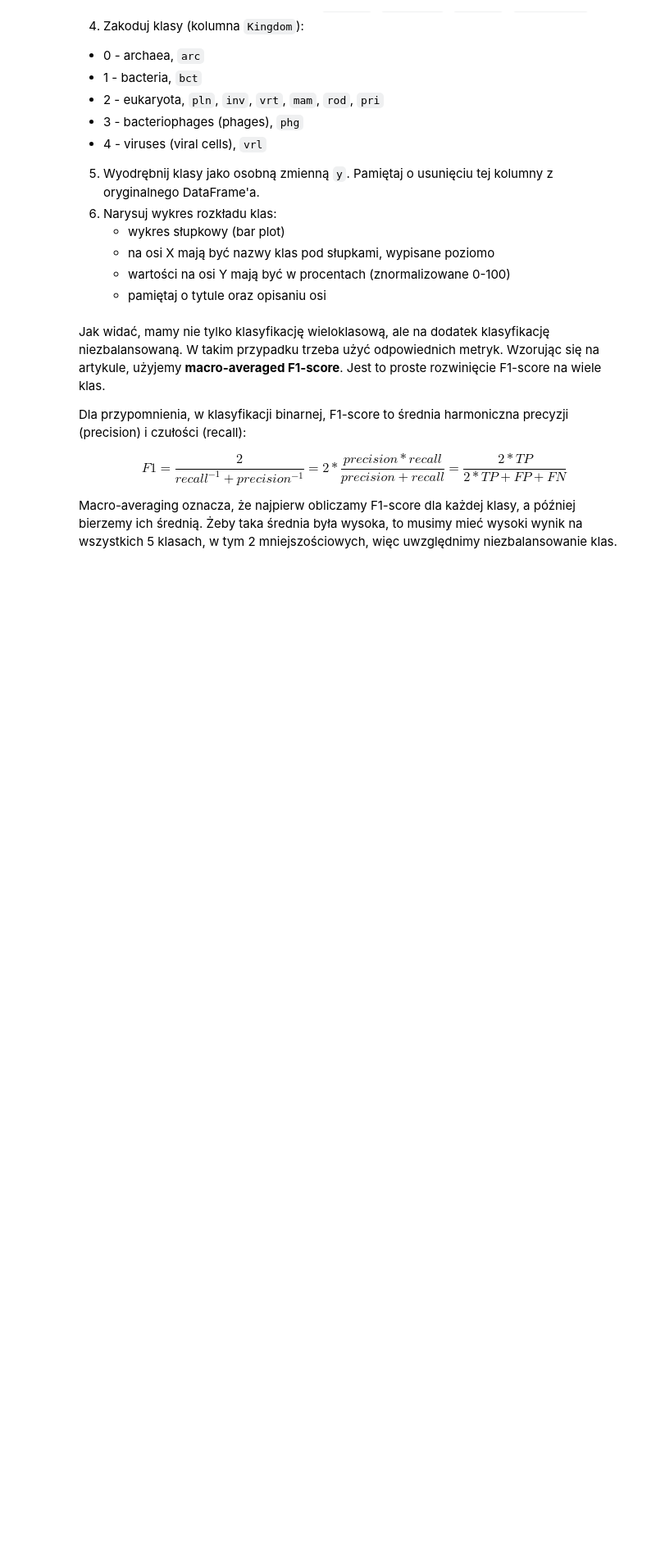
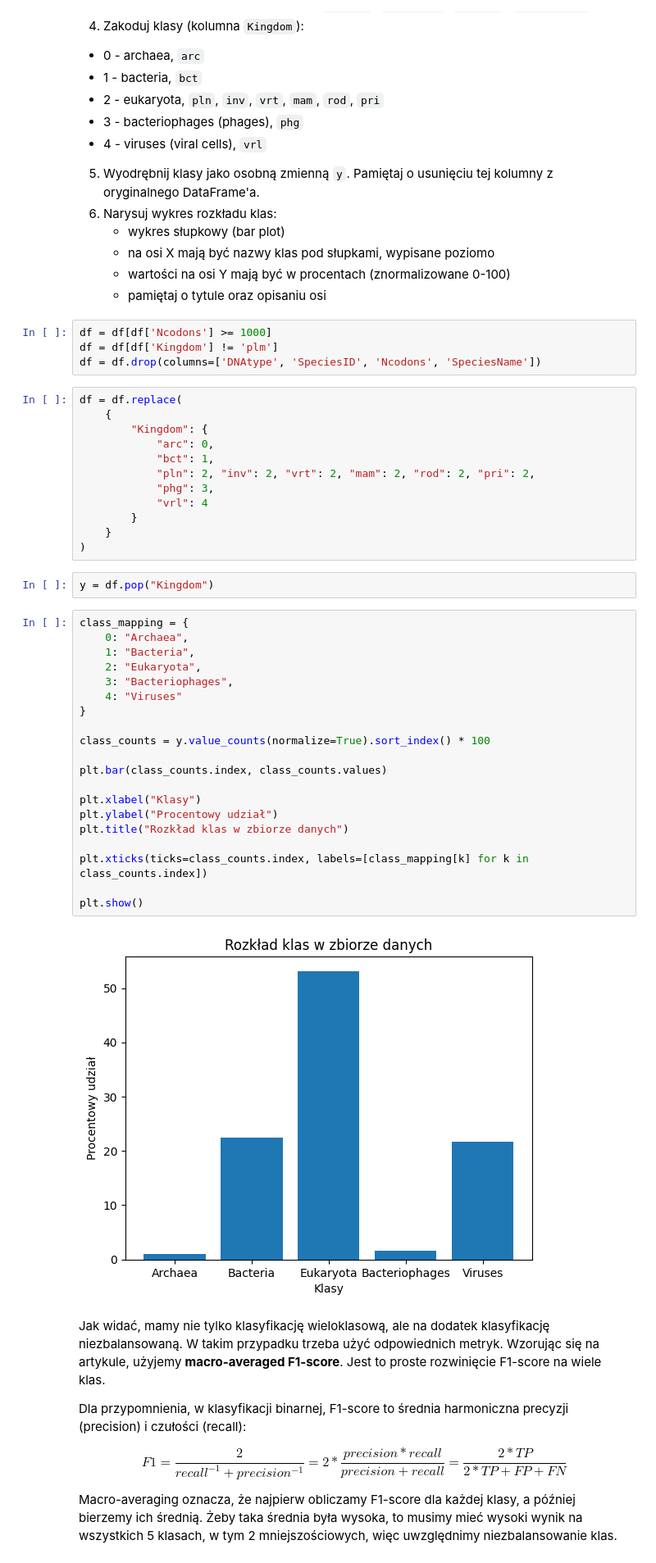
Before and after one commit to wiktorperczak/podstawy-uczenia-maszynowego-24-25, a Jupyter notebook: lab2/notebook.ipynb, the cells around one changed output. Shown at 82% size. Cells and saved outputs as stored; diff of their text form; blank space fills up the shorter version.

```diff
--- a/lab2/notebook.ipynb
+++ b/lab2/notebook.ipynb
@@ -76,6 +126,46 @@ df.dtypes.head(20)
    - na osi X mają być nazwy klas pod słupkami, wypisane poziomo
    - wartości na osi Y mają być w procentach (znormalizowane 0-100)
    - pamiętaj o tytule oraz opisaniu osi
+# %%
+df = df[df['Ncodons'] >= 1000]
+df = df[df['Kingdom'] != 'plm']
+df = df.drop(columns=['DNAtype', 'SpeciesID', 'Ncodons', 'SpeciesName'])
+# %%
+df = df.replace(
+    {
+        "Kingdom": {
+            "arc": 0,
+            "bct": 1,
+            "pln": 2, "inv": 2, "vrt": 2, "mam": 2, "rod": 2, "pri": 2,
+            "phg": 3,
+            "vrl": 4
+        }
+    }
+)
+# %%
+y = df.pop("Kingdom")
+# %%
+class_mapping = {
+    0: "Archaea",
+    1: "Bacteria",
+    2: "Eukaryota",
+    3: "Bacteriophages",
+    4: "Viruses"
+}
+
+class_counts = y.value_counts(normalize=True).sort_index() * 100
+
+plt.bar(class_counts.index, class_counts.values)
+
+plt.xlabel("Klasy")
+plt.ylabel("Procentowy udział")
+plt.title("Rozkład klas w zbiorze danych")
+
+plt.xticks(ticks=class_counts.index, labels=[class_mapping[k] for k in class_counts.index])
+
+plt.show()
+# %% [output]
+[figure, added]
 # %% [markdown]
 Jak widać, mamy nie tylko klasyfikację wieloklasową, ale na dodatek klasyfikację niezbalansowaną. W takim przypadku trzeba użyć odpowiednich metryk. Wzorując się na artykule, użyjemy **macro-averaged F1-score**. Jest to proste rozwinięcie F1-score na wiele klas.
 
```
Also changed, not shown: parts of 5 cells of this notebook.
